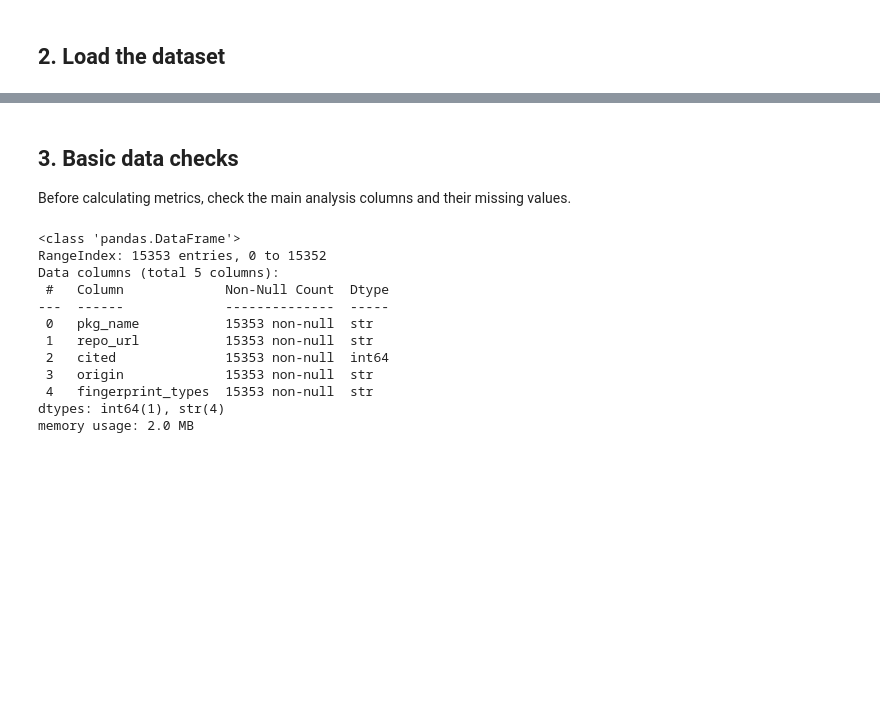
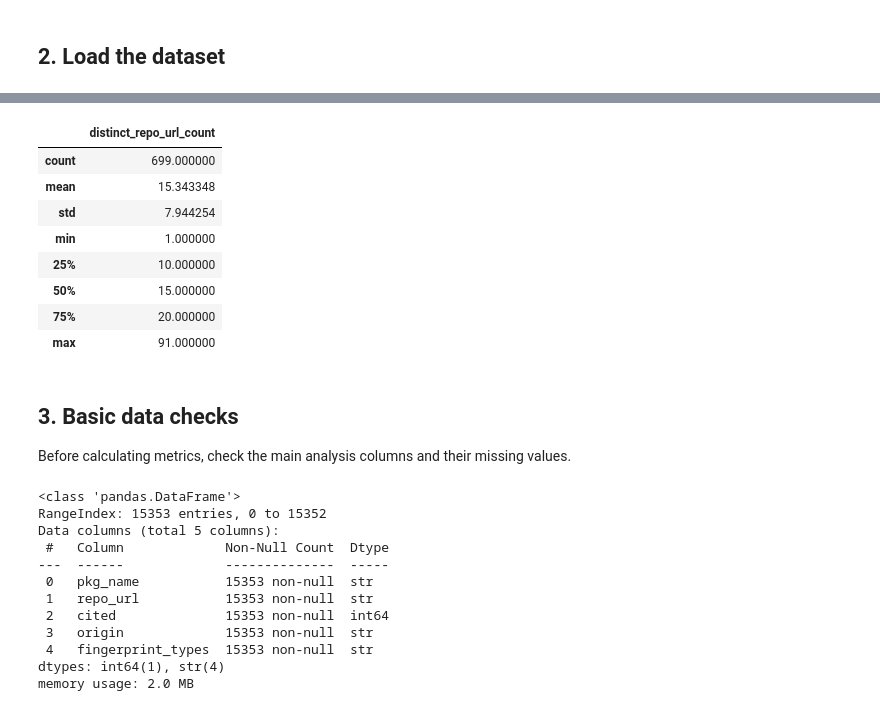
Before and after one commit to sghiaseddin/Analysis-System-Open-Source-Library-in-APKs, a Jupyter notebook: notebook/dataset_700_analysis.ipynb, the cells around one changed output, grey strips where cells are left out. Saved outputs shown, nothing was run; the diff lists cells and outputs as text; code cells hidden in the pictures; blank space fills up the shorter version.

```diff
--- a/notebook/dataset_700_analysis.ipynb
+++ b/notebook/dataset_700_analysis.ipynb
@@ -23,7 +23,7 @@ from pathlib import Path
 pd.set_option('display.max_columns', 50)
 pd.set_option('display.max_colwidth', 120)
 
-DATA_PATH = Path('../analysis_datasets/dataset.csv')
+DATA_PATH = Path('../analysis_datasets/dataset_700.csv')
 TAGGED_APPS_FILE = Path('../database/tagged_apps.csv')
 OUTPUT_DIR = Path('../analysis_outputs')
 OUTPUT_DIR.mkdir(parents=True, exist_ok=True)
@@ -69,3 +70,15 @@ Columns: 13
+# %%
+df.groupby("pkg_name")["repo_url"].nunique().reset_index(name="distinct_repo_url_count").describe()
+# %% [output]
+|  | distinct_repo_url_count |
+| count | 699.000000 |
+| mean | 15.343348 |
+| std | 7.944254 |
+| min | 1.000000 |
+| 25% | 10.000000 |
+| 50% | 15.000000 |
+| 75% | 20.000000 |
+| max | 91.000000 |
 # %% [markdown]
 ## 3. Basic data checks
 
```
Also changed, not shown: parts of 2 cells of this notebook, 13 other files.
